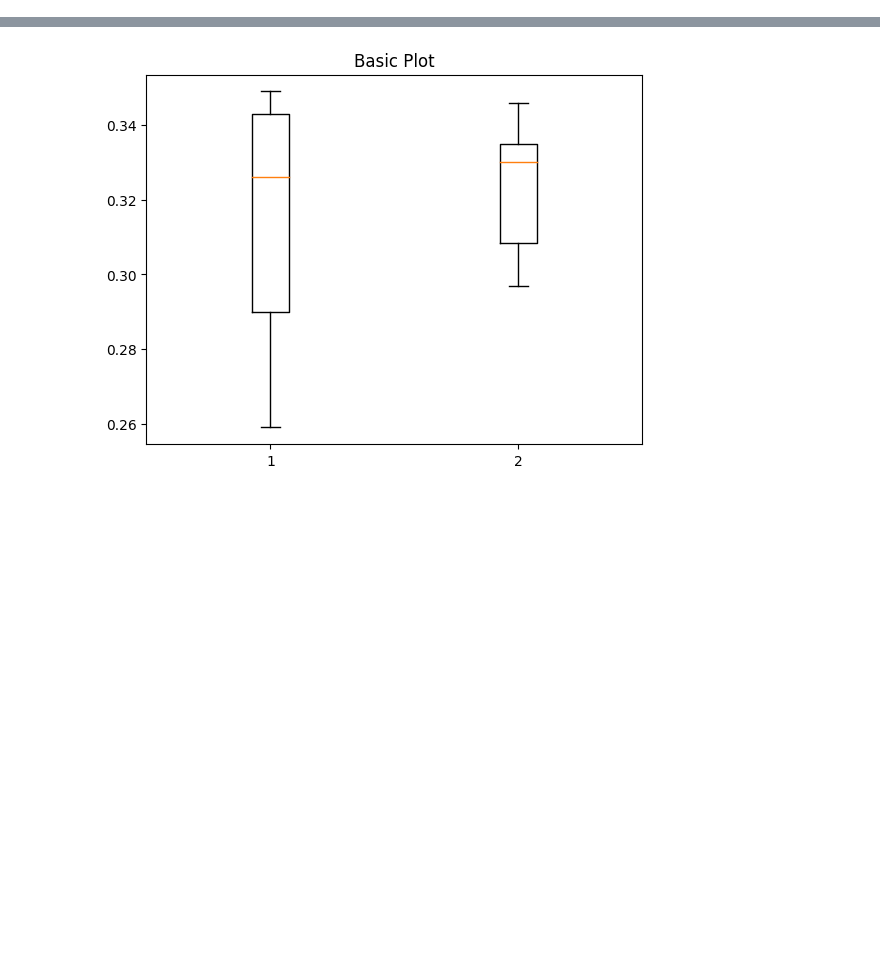
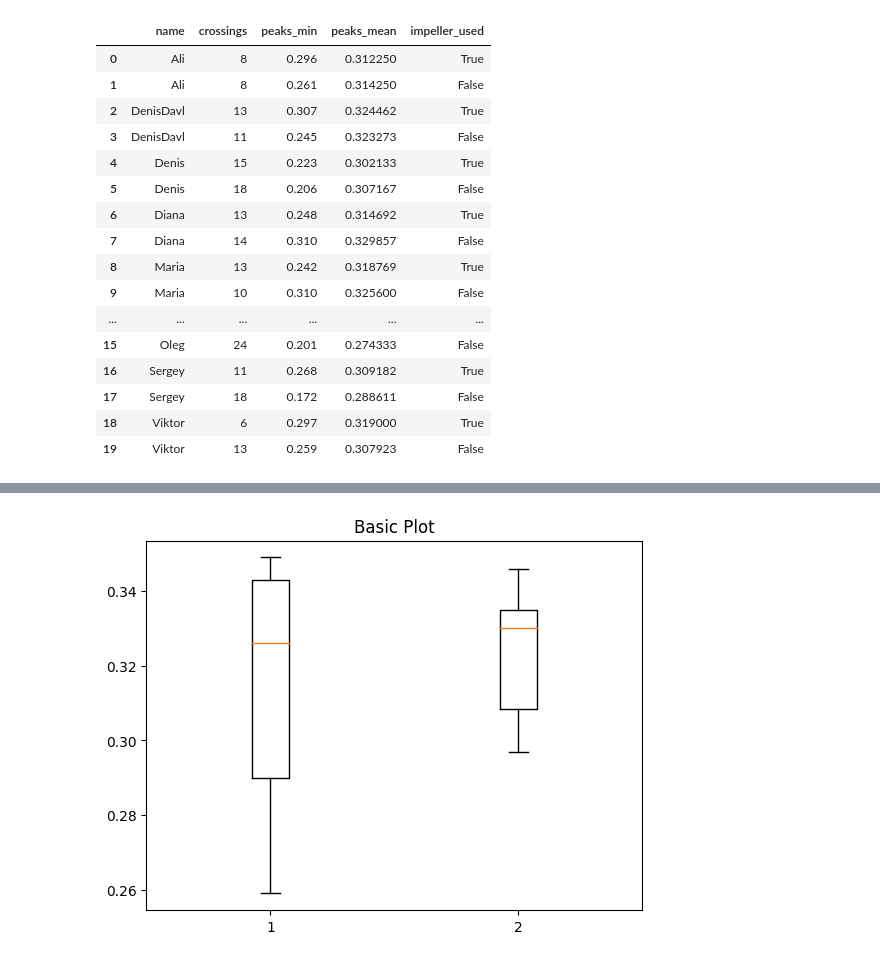
Before and after one commit to ViktorRakhmatulin/AirTouch, a Jupyter notebook: data_analysis.ipynb, the cells around one changed output, grey strips where cells are left out. Cells and saved outputs as stored; diff of their text form; code cells hidden in the pictures; blank space fills up the shorter version.

```diff
--- a/data_analysis.ipynb
+++ b/data_analysis.ipynb
@@ -29,6 +52,8 @@ print(data_vis[:,0].mean(),data_prop[:,0].mean())
 import os
 import numpy as np
 import matplotlib.pyplot as plt
+from scipy.signal import find_peaks
+import pandas as pd
 def process_file(path_to_file):
     data = []
     with open(path_to_file, "r") as my_file:
@@ -37,19 +62,30 @@ def process_file(path_to_file):
             if float(datas[0]) > 0:
                 data.append(datas)
     data = np.array(data, dtype=float)
-    data = data[data[:,0] < 0.4]
-    return data
+    data = data[data[:,0] < 0.35]
+
+    peaks, _ = find_peaks(-data[:,0], width = 3,height=-0.35)
+    peak_values = data[:,0][peaks]
+    number_of_crossings = peak_values.shape[0]
+
+    return number_of_crossings, peak_values.min(), peak_values.mean()
 
 my_dir = "Main_part/data/exp2/12thApril/"
-vis_data = {}
-prop_data = {}
-
+# vis_data = {}
+# prop_data = {}
+data = []
 for file in os.listdir(my_dir):
     if file.endswith(".txt"):
         name_trial = file.split('.')[0].split("_")
         path_to_file = os.path.join(my_dir, file)
-        data = process_file(path_to_file)
-        if (name_trial[1] == 'vis'):
-            vis_data[name_trial[0]] = data
-        else:
-            prop_data[name_trial[0]] = data
+        crossings, peaks_min,peaks_mean = process_file(path_to_file)
+        used_impeller = name_trial[1] == 'imp'
+        data.append([name_trial[0],crossings, peaks_min,peaks_mean, used_impeller])
+
+
+df = pd.DataFrame(data=data, columns= ["name", "crossings", "peaks_min", "peaks_mean", "impeller_used"])
+
+        # if (name_trial[1] == 'vis'):
+        #     vis_data[name_trial[0]] = data
+        # else:
+        #     prop_data[name_trial[0]] = data
@@ -75,0 +92,20 @@ vis_data
+# %%
+df
+# %% [output]
+|  | name | crossings | peaks_min | peaks_mean | impeller_used |
+| 0 | Ali | 8 | 0.296 | 0.312250 | True |
+| 1 | Ali | 8 | 0.261 | 0.314250 | False |
+| 2 | DenisDavl | 13 | 0.307 | 0.324462 | True |
+| 3 | DenisDavl | 11 | 0.245 | 0.323273 | False |
+| 4 | Denis | 15 | 0.223 | 0.302133 | True |
+| 5 | Denis | 18 | 0.206 | 0.307167 | False |
+| 6 | Diana | 13 | 0.248 | 0.314692 | True |
+| 7 | Diana | 14 | 0.310 | 0.329857 | False |
+| 8 | Maria | 13 | 0.242 | 0.318769 | True |
+| 9 | Maria | 10 | 0.310 | 0.325600 | False |
+| ... | ... | ... | ... | ... | ... |
+| 15 | Oleg | 24 | 0.201 | 0.274333 | False |
+| 16 | Sergey | 11 | 0.268 | 0.309182 | True |
+| 17 | Sergey | 18 | 0.172 | 0.288611 | False |
+| 18 | Viktor | 6 | 0.297 | 0.319000 | True |
+| 19 | Viktor | 13 | 0.259 | 0.307923 | False |
```
Also changed, not shown: parts of 8 cells of this notebook.
